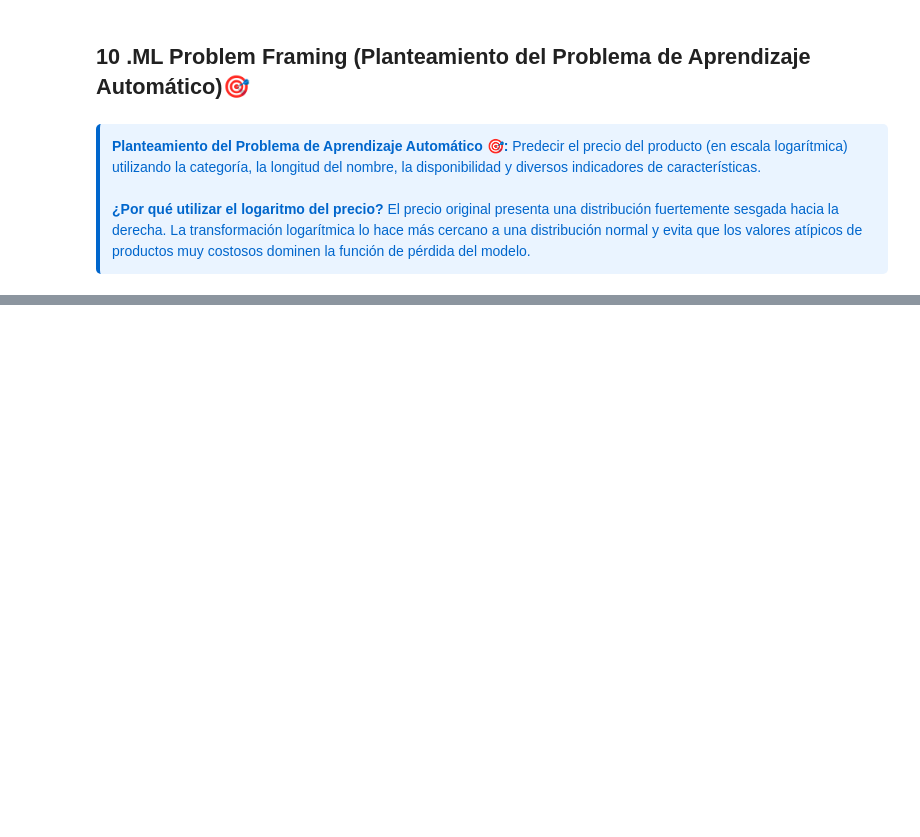
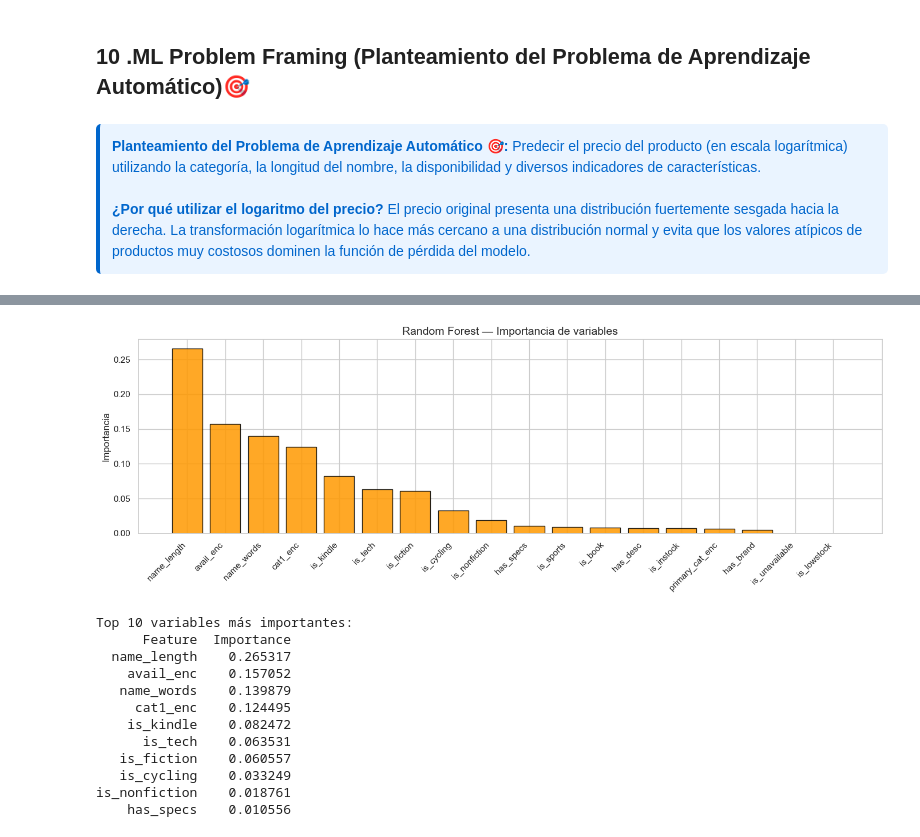
Before and after one commit to Andrea030405/9AIEVND-ADND-Practicas-230379, a Jupyter notebook: Practica04/Practica04.ipynb, the cells around one changed output, grey strips where cells are left out. Drawn from its saved outputs; the diff is of its cells as text; code cells hidden in the pictures; blank space fills up the shorter version.

```diff
--- a/Practica04/Practica04.ipynb
+++ b/Practica04/Practica04.ipynb
@@ -1374,0 +1611,30 @@ Entrenamiento: 874 | Prueba: 219
+# %%
+# Importancia de variables — Random Forest
+feat_imp = pd.DataFrame({
+    'Feature': FEATURE_COLS,
+    'Importance': rf.feature_importances_
+}).sort_values('Importance', ascending=False)
+
+plt.figure(figsize=(14, 5))
+plt.bar(feat_imp['Feature'], feat_imp['Importance'],
+        color='#FF9900', edgecolor='black', alpha=0.85)
+plt.title('Random Forest — Importancia de variables')
+plt.ylabel('Importancia'); plt.xticks(rotation=45, ha='right')
+plt.tight_layout(); plt.show()
+
+print('Top 10 variables más importantes:')
+print(feat_imp.head(10).to_string(index=False))
+# %% [output]
+[figure, added]
+Top 10 variables más importantes:
+      Feature  Importance
+  name_length    0.265317
+    avail_enc    0.157052
+   name_words    0.139879
+     cat1_enc    0.124495
+    is_kindle    0.082472
+      is_tech    0.063531
+   is_fiction    0.060557
+   is_cycling    0.033249
+is_nonfiction    0.018761
+    has_specs    0.010556
```
Also changed, not shown: parts of 32 cells of this notebook.
